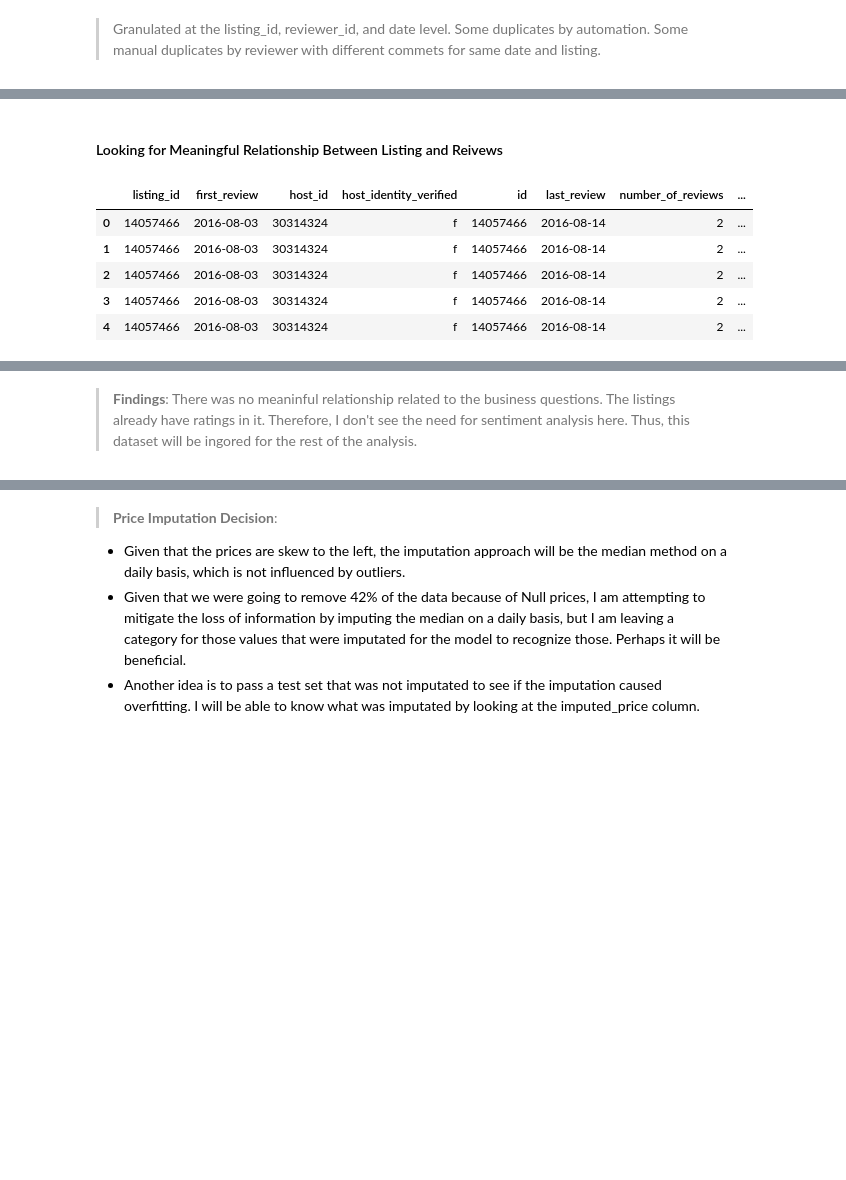
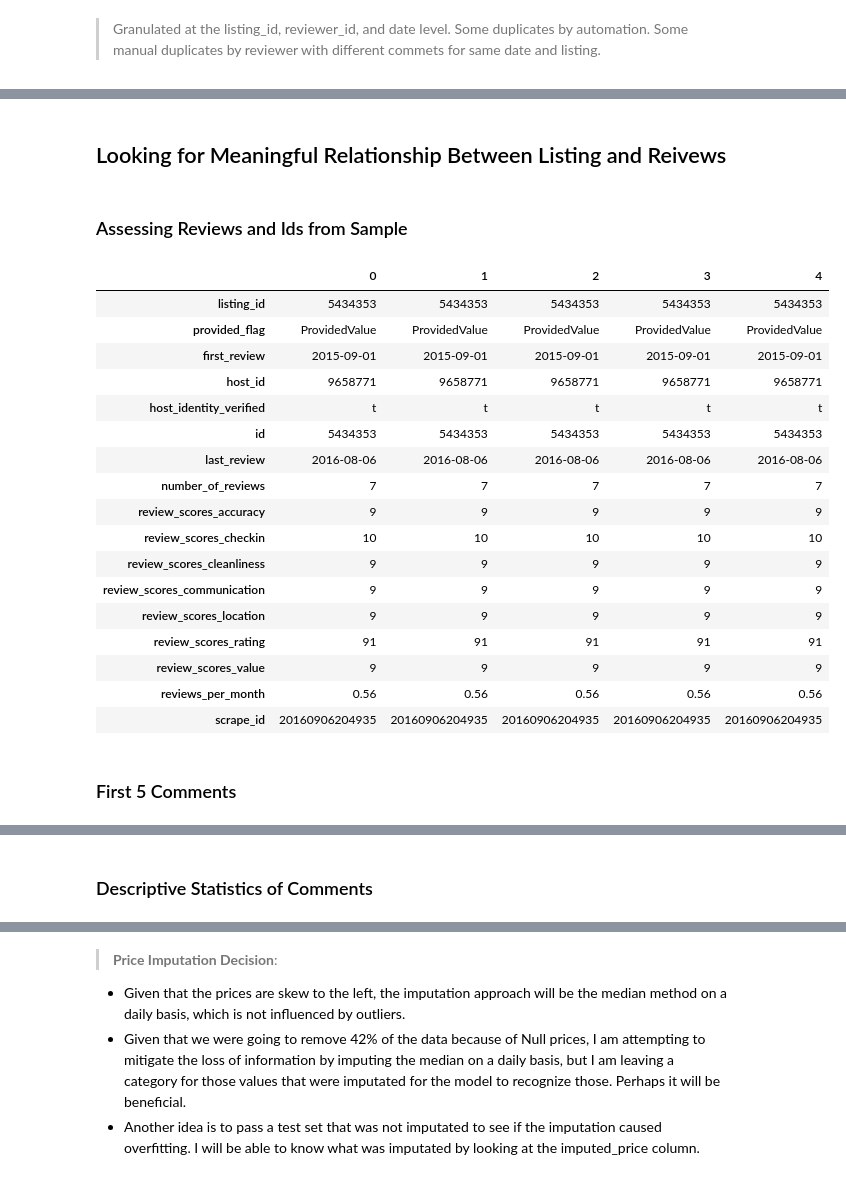
Before and after one commit to samlexrod/airbnb_ml, a Jupyter notebook: Airbnb_Analysis.ipynb, the cells around one changed output, grey strips where cells are left out. Drawn from its saved outputs; the diff is of its cells as text; code cells hidden in the pictures; blank space fills up the shorter version.

```diff
--- a/Airbnb_Analysis.ipynb
+++ b/Airbnb_Analysis.ipynb
@@ -226,4 +293,0 @@ calendar['nan_grp'] = calendar.price.fillna('MissingValue')
-# %%
-calendar.loc[calendar.nan_grp!='MissingValue', 'nan_grp'] = 'ProvidedValue'
-# %%
-calendar['source_grp'] = calendar.rowsource.str.cat(calendar.nan_grp, sep=' - ')
@@ -332,0 +445,2 @@ listings.select_dtypes(exclude=object).sample(4).T\
+# %%
+listings.drop('last_scraped', axis=1, inplace=True)
@@ -507,0 +657,35 @@ airbnb_evaluation[['listing_id', 'price', 'price_last', 'date', 'calendar_last_s
+# %%
+# Get 100 listings id where there are no nulls
+listing_sample = calendar_clean[~calendar_clean.price.isna()].sample(
+    200).listing_id.unique()[:100]
+print(f"Sampled {len(listing_sample)} listing ids.")
+
+# Query calendar only on the 100 sampled ids
+calendar_sample = calendar_clean.query(f"listing_id == {list(listing_sample)}")
+
+# Mergin listings to calendar on listing_id and listings id
+airbnb_evaluation_merge = calendar_sample.merge(
+    listings,
+    left_on='listing_id',
+    right_on='id',
+    how='inner',
+    suffixes=['', '_last'])
+
+# Convert the calendar_last_scraped to datetime
+airbnb_evaluation_merge.calendar_last_scraped = pd.to_datetime(
+    airbnb_evaluation_merge.calendar_last_scraped)
+
+# Celaning price_last
+airbnb_evaluation_merge.price_last = cleaning_dollar(airbnb_evaluation_merge.price_last)
+
+# Get relationship between calendar date and calendar_last_scrapped where they match
+price_delta_func = lambda x: x.price - x.price_last
+availability_match_func = lambda x: x.eval("has_availability == available").astype(int)
+airbnb_evaluation = airbnb_evaluation_merge[[
+    'listing_id', 'price', 'price_last', 'date', 'calendar_last_scraped',
+    'has_availability', 'available'
+]].query("date==calendar_last_scraped and has_availability=='t'").assign(
+    price_delta=price_delta_func,
+    availability_match=availability_match_func)
+
+airbnb_evaluation.head(20)
@@ -528,14 +763,30 @@ dtype: int64
 # %% [markdown]
-#### Looking for Meaningful Relationship Between Listing and Reivews
+## Looking for Meaningful Relationship Between Listing and Reivews
+# %% [markdown]
+### Assessing Reviews and Ids from Sample
 # %%
-airbnb_evaluation.filter(regex='revi|id').head()
+airbnb_evaluation_merge.filter(regex='revi|id').head().T
 # %% [output]
-|  | listing_id | first_review | host_id | host_identity_verified | id | last_review | number_of_reviews | ... |
-| 0 | 14057466 | 2016-08-03 | 30314324 | f | 14057466 | 2016-08-14 | 2 | ... |
-| 1 | 14057466 | 2016-08-03 | 30314324 | f | 14057466 | 2016-08-14 | 2 | ... |
-| 2 | 14057466 | 2016-08-03 | 30314324 | f | 14057466 | 2016-08-14 | 2 | ... |
-| 3 | 14057466 | 2016-08-03 | 30314324 | f | 14057466 | 2016-08-14 | 2 | ... |
-| 4 | 14057466 | 2016-08-03 | 30314324 | f | 14057466 | 2016-08-14 | 2 | ... |
+|  | 0 | 1 | 2 | 3 | 4 |
+| listing_id | 5434353 | 5434353 | 5434353 | 5434353 | 5434353 |
+| provided_flag | ProvidedValue | ProvidedValue | ProvidedValue | ProvidedValue | ProvidedValue |
+| first_review | 2015-09-01 | 2015-09-01 | 2015-09-01 | 2015-09-01 | 2015-09-01 |
+| host_id | 9658771 | 9658771 | 9658771 | 9658771 | 9658771 |
+| host_identity_verified | t | t | t | t | t |
+| id | 5434353 | 5434353 | 5434353 | 5434353 | 5434353 |
+| last_review | 2016-08-06 | 2016-08-06 | 2016-08-06 | 2016-08-06 | 2016-08-06 |
+| number_of_reviews | 7 | 7 | 7 | 7 | 7 |
+| review_scores_accuracy | 9 | 9 | 9 | 9 | 9 |
+| review_scores_checkin | 10 | 10 | 10 | 10 | 10 |
+| review_scores_cleanliness | 9 | 9 | 9 | 9 | 9 |
+| review_scores_communication | 9 | 9 | 9 | 9 | 9 |
+| review_scores_location | 9 | 9 | 9 | 9 | 9 |
+| review_scores_rating | 91 | 91 | 91 | 91 | 91 |
+| review_scores_value | 9 | 9 | 9 | 9 | 9 |
+| reviews_per_month | 0.56 | 0.56 | 0.56 | 0.56 | 0.56 |
+| scrape_id | 20160906204935 | 20160906204935 | 20160906204935 | 20160906204935 | 20160906204935 |
+# %% [markdown]
+### First 5 Comments
 # %%
 reviews.head()
 # %% [output]
@@ -545,5 +796,5 @@ reviews.head()
 | 2 | We really enjoyed our stay at Isl... | 2013-06-06 | 5003196 | 1178162 | 6449554 | Sebastian | data\boston_airbnb_open_data\revi... |
 | 3 | The room was nice and clean and s... | 2013-06-15 | 5150351 | 1178162 | 2215611 | Marine | data\boston_airbnb_open_data\revi... |
 | 4 | Great location. Just 5 mins walk ... | 2013-06-16 | 5171140 | 1178162 | 6848427 | Andrew | data\boston_airbnb_open_data\revi... |
-# %% [markdown]
-> **Findings**: There was no meaninful relationship related to the business questions. The listings already have ratings in it. Therefore, I don't see the need for sentiment analysis here.  Thus, this dataset will be ingored for the rest of the analysis.
+# %% [markdown]
+### Descriptive Statistics of Comments
```
Also changed, not shown: parts of 269 cells of this notebook, 1 other file.
